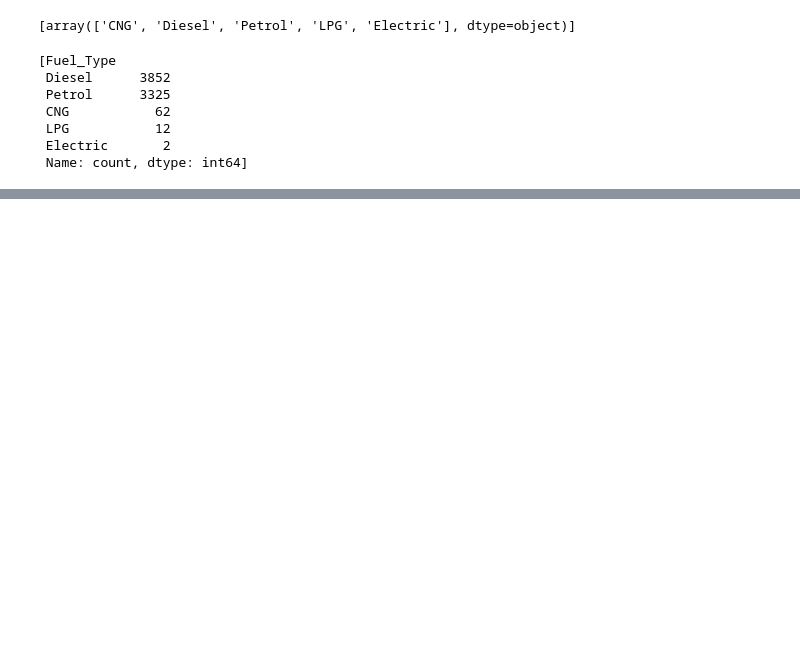
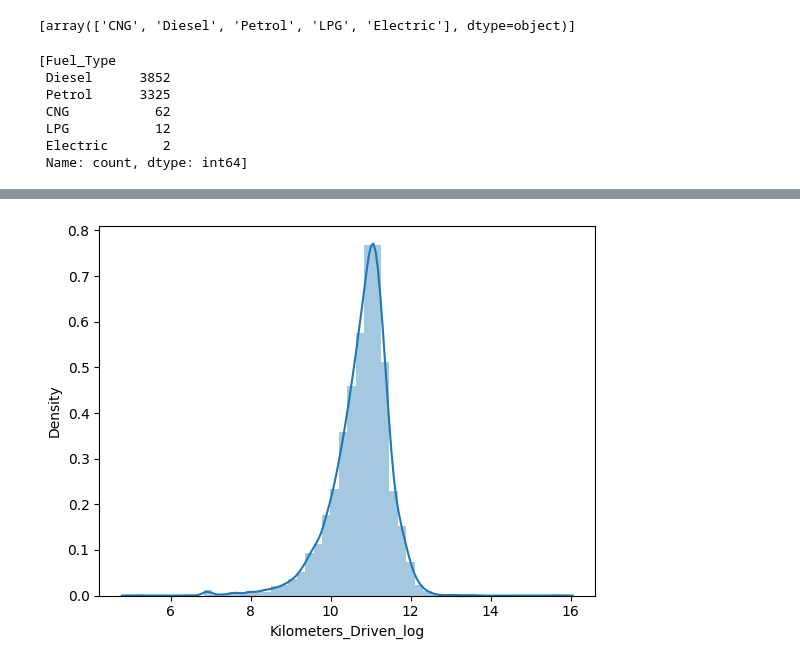
Before and after one commit to TejasRaundal/Machine-Learning-SCOE, a Jupyter notebook: Assignment 1/eda.ipynb, the cells around one changed output, grey strips where cells are left out. Saved outputs shown, nothing was run; the diff lists cells and outputs as text; code cells hidden in the pictures; blank space fills up the shorter version.

```diff
--- a/Assignment 1/eda.ipynb
+++ b/Assignment 1/eda.ipynb
@@ -390,0 +474,5 @@ print(categorical_features)
+# %%
+#Log transformation of the feature 'Kilometers_Driven'
+sns.distplot(df["Kilometers_Driven_log"], axlabel="Kilometers_Driven_log");
+# %% [output]
+[figure, added]
```
Also changed, not shown: parts of 16 cells of this notebook.
